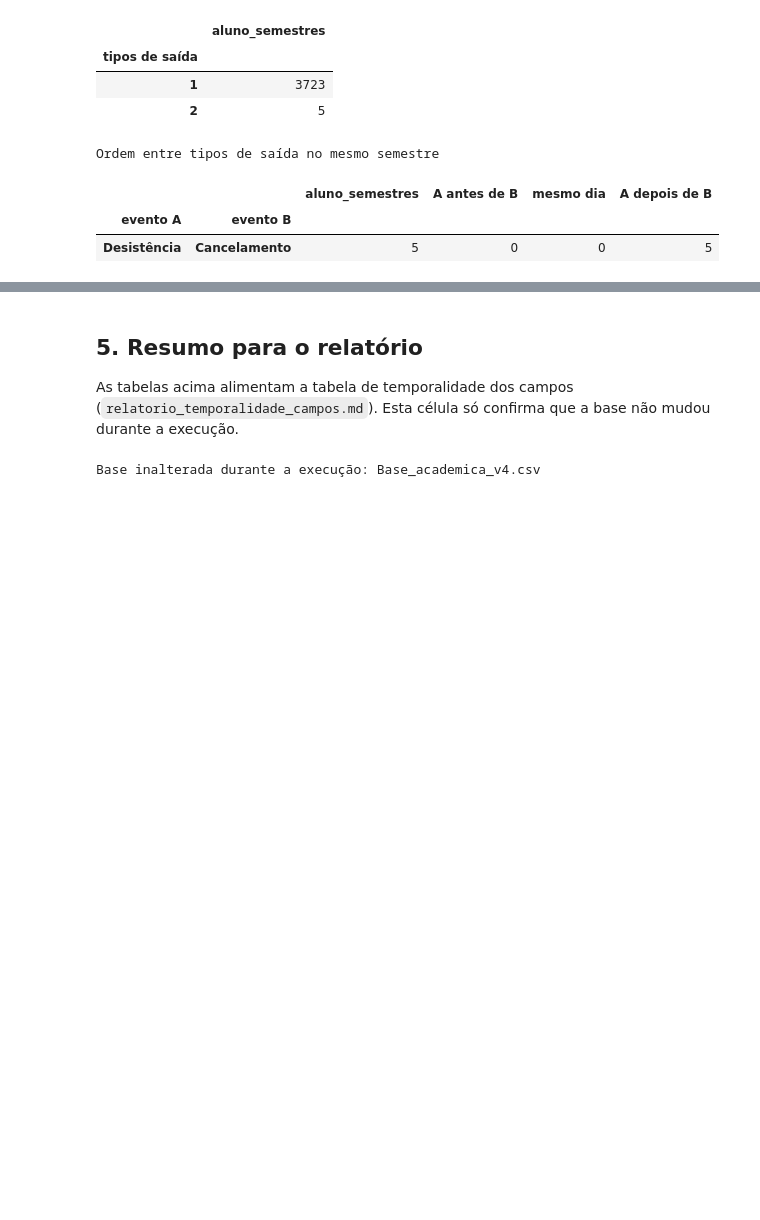
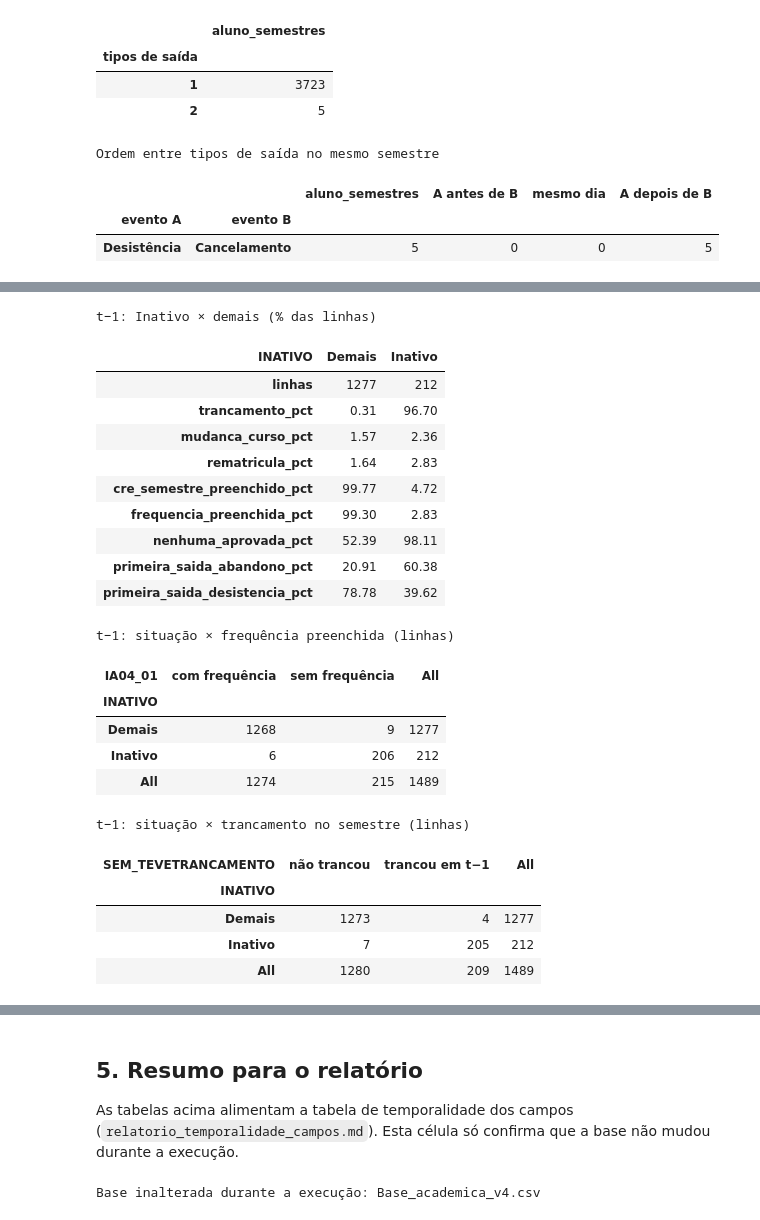
Before and after one commit to jovsxf/TCC, a Jupyter notebook: temporalidade_campos_v4.ipynb, the cells around one changed output, grey strips where cells are left out. Cells and saved outputs as stored; diff of their text form; code cells hidden in the pictures; blank space fills up the shorter version.

```diff
--- a/temporalidade_campos_v4.ipynb
+++ b/temporalidade_campos_v4.ipynb
@@ -581,0 +588,46 @@ Ordem entre tipos de saída no mesmo semestre
+# %%
+t1 = academica.loc[academica.GRUPO.eq("2. semestre anterior à saída (t−1)")].copy()
+t1["INATIVO"] = np.where(t1.STATUSALUNO.eq("Inativo"), "Inativo", "Demais")
+flags_semestre = df.groupby(["HANDLEALUNO", "SEM"])[FLAGS].max().fillna(0).astype(int)
+t1 = t1.join(flags_semestre.add_prefix("SEM_"), on=["HANDLEALUNO", "SEM"])
+tipo_primeira = df.loc[df.SAIDA & df.SEM.eq(df.PRIMEIRA_SAIDA)].groupby("HANDLEALUNO")[SAIDA].max().fillna(0)
+t1 = t1.join(tipo_primeira.add_prefix("PRIM_"), on="HANDLEALUNO")
+mostrar("t−1: Inativo × demais (% das linhas)", t1.groupby("INATIVO").agg(
+    linhas=("SEM", "size"),
+    trancamento_pct=("SEM_TEVETRANCAMENTO", lambda s: s.eq(1).mean() * 100),
+    mudanca_curso_pct=("SEM_TEVEMUDANCACURSO", lambda s: s.eq(1).mean() * 100),
+    rematricula_pct=("SEM_TEVEREMATRICULA", lambda s: s.eq(1).mean() * 100),
+    cre_semestre_preenchido_pct=("CRENOSEMESTRE", lambda s: s.notna().mean() * 100),
+    frequencia_preenchida_pct=("IA04_01", lambda s: s.notna().mean() * 100),
+    nenhuma_aprovada_pct=("IA75_03", lambda s: s.eq(0).mean() * 100),
+    primeira_saida_abandono_pct=("PRIM_TEVEABANDONO", lambda s: s.eq(1).mean() * 100),
+    primeira_saida_desistencia_pct=("PRIM_TEVEDESISTENCIA", lambda s: s.eq(1).mean() * 100),
+).T)
+mostrar("t−1: situação × frequência preenchida (linhas)", pd.crosstab(
+    t1.INATIVO, t1.IA04_01.isna().map({True: "sem frequência", False: "com frequência"}), margins=True))
+mostrar("t−1: situação × trancamento no semestre (linhas)", pd.crosstab(
+    t1.INATIVO, t1.SEM_TEVETRANCAMENTO.eq(1).map({True: "trancou em t−1", False: "não trancou"}), margins=True))
+# %% [output]
+t−1: Inativo × demais (% das linhas)
+| INATIVO | Demais | Inativo |
+| linhas | 1277 | 212 |
+| trancamento_pct | 0.31 | 96.70 |
+| mudanca_curso_pct | 1.57 | 2.36 |
+| rematricula_pct | 1.64 | 2.83 |
+| cre_semestre_preenchido_pct | 99.77 | 4.72 |
+| frequencia_preenchida_pct | 99.30 | 2.83 |
+| nenhuma_aprovada_pct | 52.39 | 98.11 |
+| primeira_saida_abandono_pct | 20.91 | 60.38 |
+| primeira_saida_desistencia_pct | 78.78 | 39.62 |
+t−1: situação × frequência preenchida (linhas)
+| IA04_01 | com frequência | sem frequência | All |
+| INATIVO |  |  |  |
+| Demais | 1268 | 9 | 1277 |
+| Inativo | 6 | 206 | 212 |
+| All | 1274 | 215 | 1489 |
+t−1: situação × trancamento no semestre (linhas)
+| SEM_TEVETRANCAMENTO | não trancou | trancou em t−1 | All |
+| INATIVO |  |  |  |
+| Demais | 1273 | 4 | 1277 |
+| Inativo | 7 | 205 | 212 |
+| All | 1280 | 209 | 1489 |
```
Also changed, not shown: parts of 5 cells of this notebook, 1 other file.
